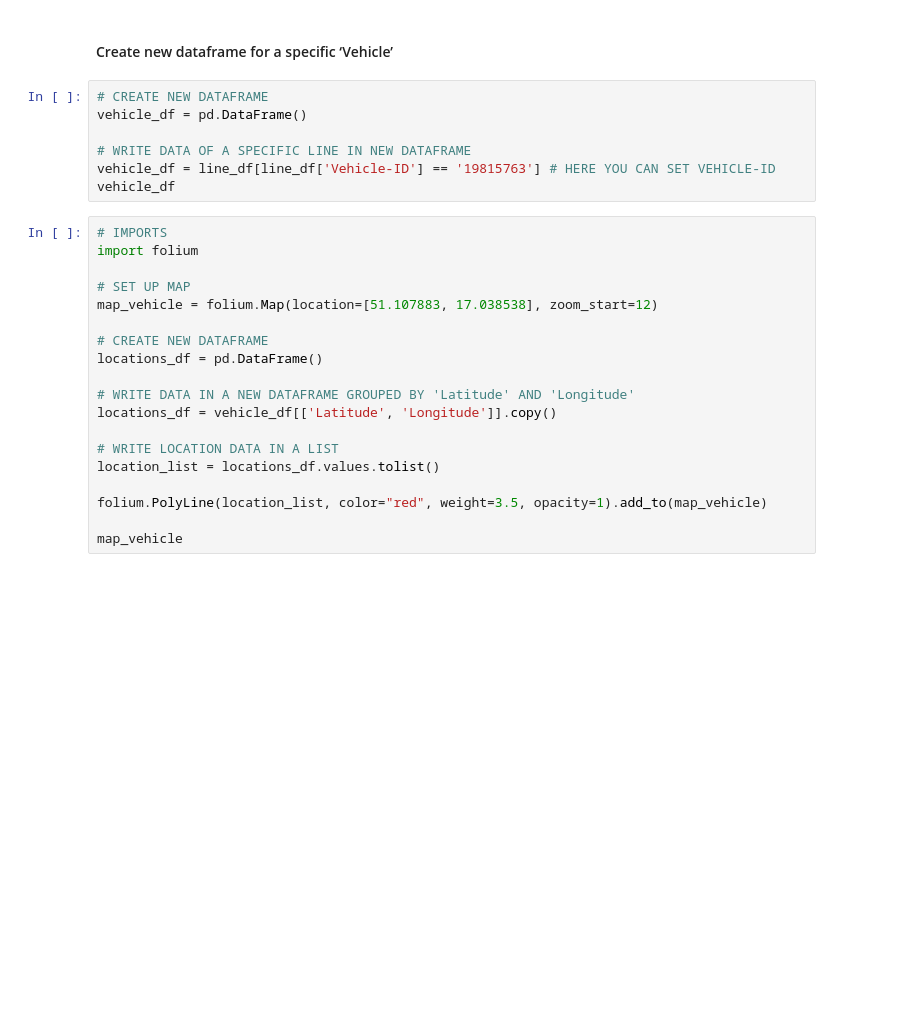
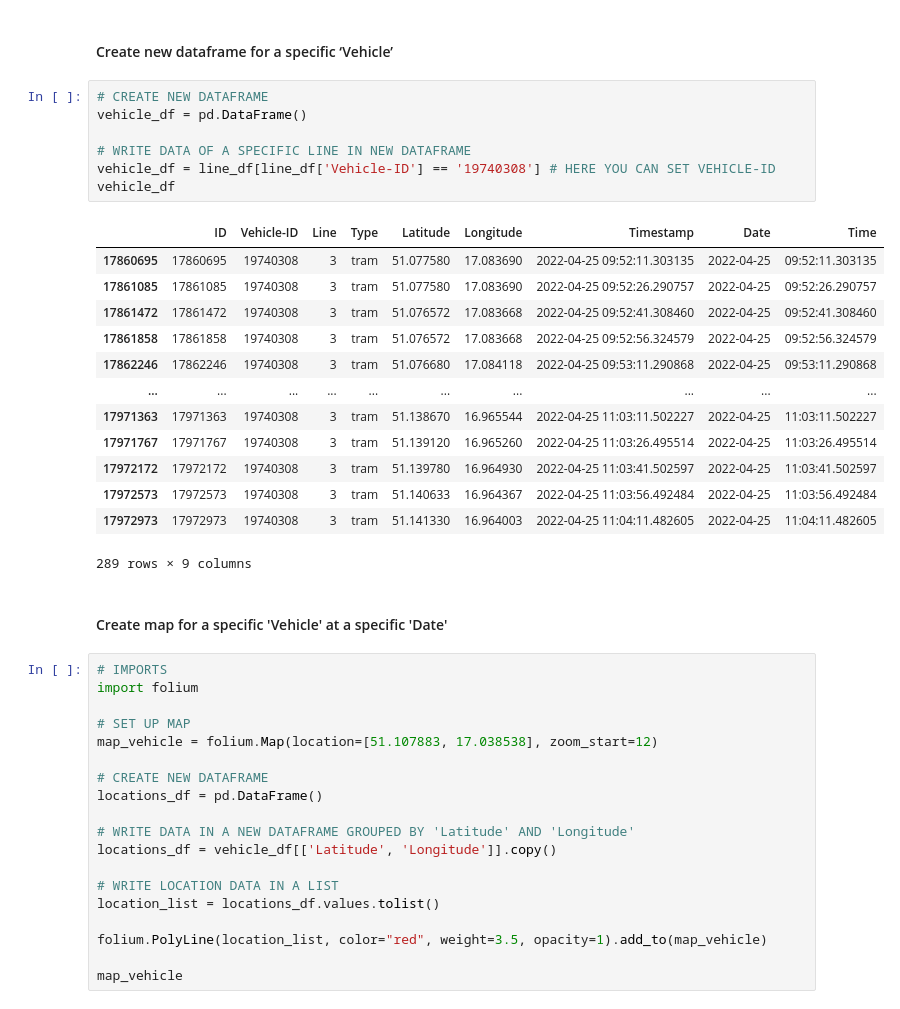
Before and after one commit to astrid-schindler/Wroclaw-Public-Transport-Exploration, a Jupyter notebook: notebooks/exploration.ipynb, the cells around one changed output. Saved outputs shown, nothing was run; the diff lists cells and outputs as text; blank space fills up the shorter version.

```diff
--- a/notebooks/exploration.ipynb
+++ b/notebooks/exploration.ipynb
@@ -227,10 +255,26 @@ Name: Vehicle-ID, Length: 82, dtype: int64
 # %%
 # CREATE NEW DATAFRAME
 vehicle_df = pd.DataFrame()
 
 # WRITE DATA OF A SPECIFIC LINE IN NEW DATAFRAME
-vehicle_df = line_df[line_df['Vehicle-ID'] == '19815763'] # HERE YOU CAN SET VEHICLE-ID
+vehicle_df = line_df[line_df['Vehicle-ID'] == '19740308'] # HERE YOU CAN SET VEHICLE-ID
 vehicle_df
+# %% [output]
+|  | ID | Vehicle-ID | Line | Type | Latitude | Longitude | Timestamp | Date | Time |
+| 17860695 | 17860695 | 19740308 | 3 | tram | 51.077580 | 17.083690 | 2022-04-25 09:52:11.303135 | 2022-04-25 | 09:52:11.303135 |
+| 17861085 | 17861085 | 19740308 | 3 | tram | 51.077580 | 17.083690 | 2022-04-25 09:52:26.290757 | 2022-04-25 | 09:52:26.290757 |
+| 17861472 | 17861472 | 19740308 | 3 | tram | 51.076572 | 17.083668 | 2022-04-25 09:52:41.308460 | 2022-04-25 | 09:52:41.308460 |
+| 17861858 | 17861858 | 19740308 | 3 | tram | 51.076572 | 17.083668 | 2022-04-25 09:52:56.324579 | 2022-04-25 | 09:52:56.324579 |
+| 17862246 | 17862246 | 19740308 | 3 | tram | 51.076680 | 17.084118 | 2022-04-25 09:53:11.290868 | 2022-04-25 | 09:53:11.290868 |
+| ... | ... | ... | ... | ... | ... | ... | ... | ... | ... |
+| 17971363 | 17971363 | 19740308 | 3 | tram | 51.138670 | 16.965544 | 2022-04-25 11:03:11.502227 | 2022-04-25 | 11:03:11.502227 |
+| 17971767 | 17971767 | 19740308 | 3 | tram | 51.139120 | 16.965260 | 2022-04-25 11:03:26.495514 | 2022-04-25 | 11:03:26.495514 |
+| 17972172 | 17972172 | 19740308 | 3 | tram | 51.139780 | 16.964930 | 2022-04-25 11:03:41.502597 | 2022-04-25 | 11:03:41.502597 |
+| 17972573 | 17972573 | 19740308 | 3 | tram | 51.140633 | 16.964367 | 2022-04-25 11:03:56.492484 | 2022-04-25 | 11:03:56.492484 |
+| 17972973 | 17972973 | 19740308 | 3 | tram | 51.141330 | 16.964003 | 2022-04-25 11:04:11.482605 | 2022-04-25 | 11:04:11.482605 |
+289 rows × 9 columns
+# %% [markdown]
+#### Create map for a specific 'Vehicle' at a specific 'Date'
 # %%
 # IMPORTS
 import folium
```
Also changed, not shown: parts of 9 cells of this notebook.
